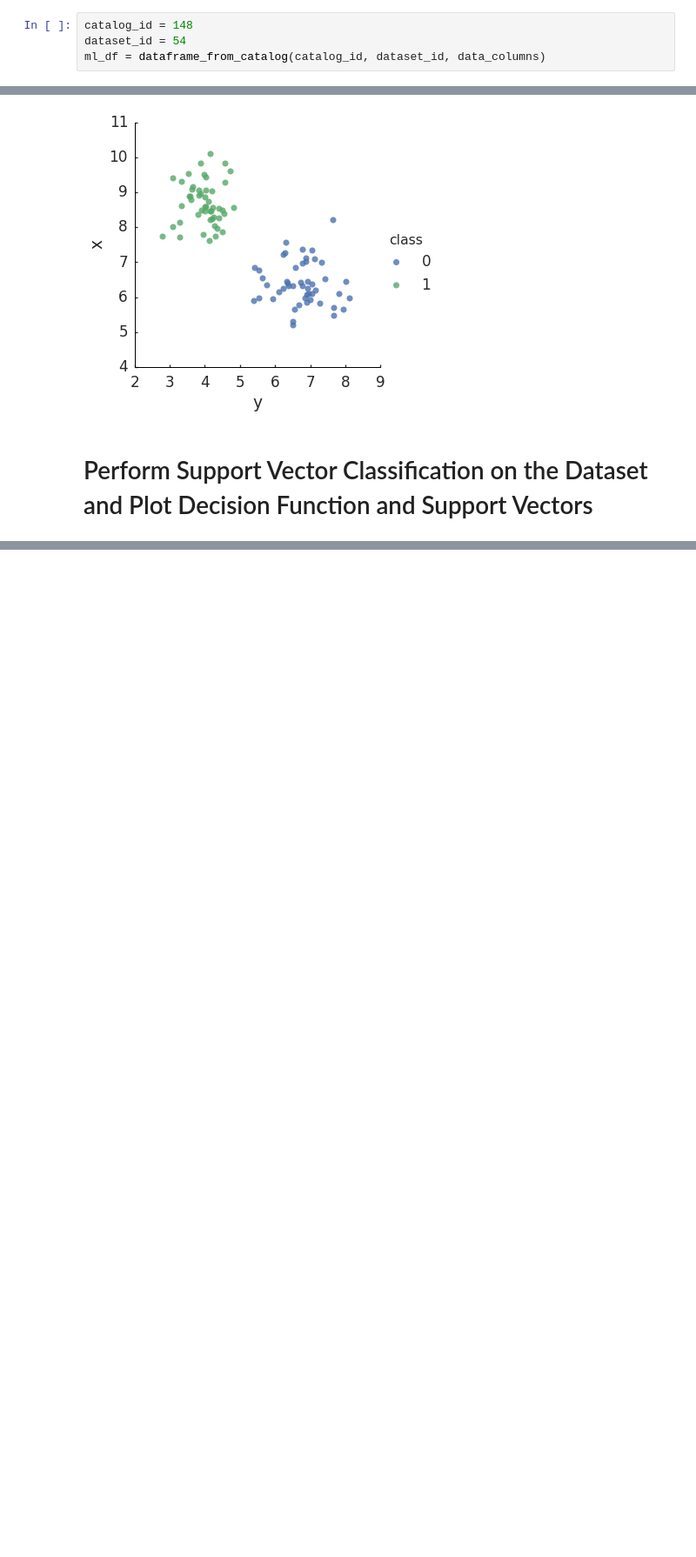
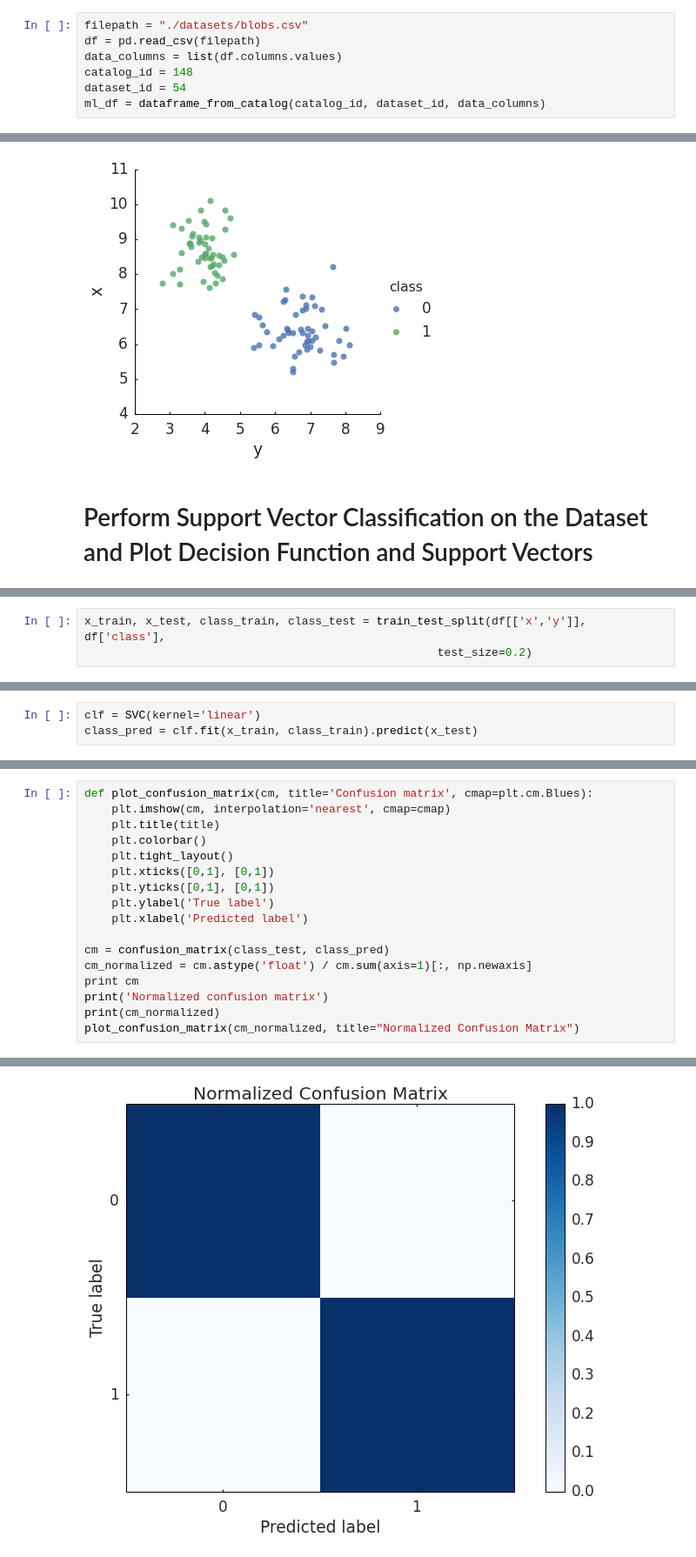
Before and after one commit to blaiszik/globus-catalog-examples, a Jupyter notebook: 3 - Applying Machine Learning Models to Data From Catalog.ipynb, the cells around one changed output, grey strips where cells are left out. Shown at 87% size. Saved outputs shown, nothing was run; the diff lists cells and outputs as text; blank space fills up the shorter version.

```diff
--- a/3 - Applying Machine Learning Models to Data From Catalog.ipynb
+++ b/3 - Applying Machine Learning Models to Data From Catalog.ipynb
@@ -158,6 +159,9 @@ client = wrap.catalogClient
 # Load Dataset from a Catalog into a Dataframe
 ### Using a preloaded two-class blob dataset
 # %%
+filepath = "./datasets/blobs.csv"
+df = pd.read_csv(filepath)
+data_columns = list(df.columns.values)
 catalog_id = 148
 dataset_id = 54
 ml_df = dataframe_from_catalog(catalog_id, dataset_id, data_columns)
@@ -201,0 +207,3 @@ plot_svc_decision_function(clf);
+# %%
+x_train, x_test, class_train, class_test = train_test_split(df[['x','y']], df['class'],
+                                                    test_size=0.2)
@@ -201,0 +212,3 @@ plot_svc_decision_function(clf);
+# %%
+clf = SVC(kernel='linear')
+class_pred = clf.fit(x_train, class_train).predict(x_test)
@@ -201,0 +217,18 @@ plot_svc_decision_function(clf);
+# %%
+def plot_confusion_matrix(cm, title='Confusion matrix', cmap=plt.cm.Blues):
+    plt.imshow(cm, interpolation='nearest', cmap=cmap)
+    plt.title(title)
+    plt.colorbar()
+    plt.tight_layout()
+    plt.xticks([0,1], [0,1])
+    plt.yticks([0,1], [0,1])
+    plt.ylabel('True label')
+    plt.xlabel('Predicted label')
+
+cm = confusion_matrix(class_test, class_pred)
+cm_normalized = cm.astype('float') / cm.sum(axis=1)[:, np.newaxis]
+print cm
+print('Normalized confusion matrix')
+print(cm_normalized)
+plot_confusion_matrix(cm_normalized, title="Normalized Confusion Matrix")
+# %% [output]
@@ -201,0 +240 @@ plot_svc_decision_function(clf);
+[figure, added]
```
Also changed, not shown: parts of 7 cells of this notebook.
